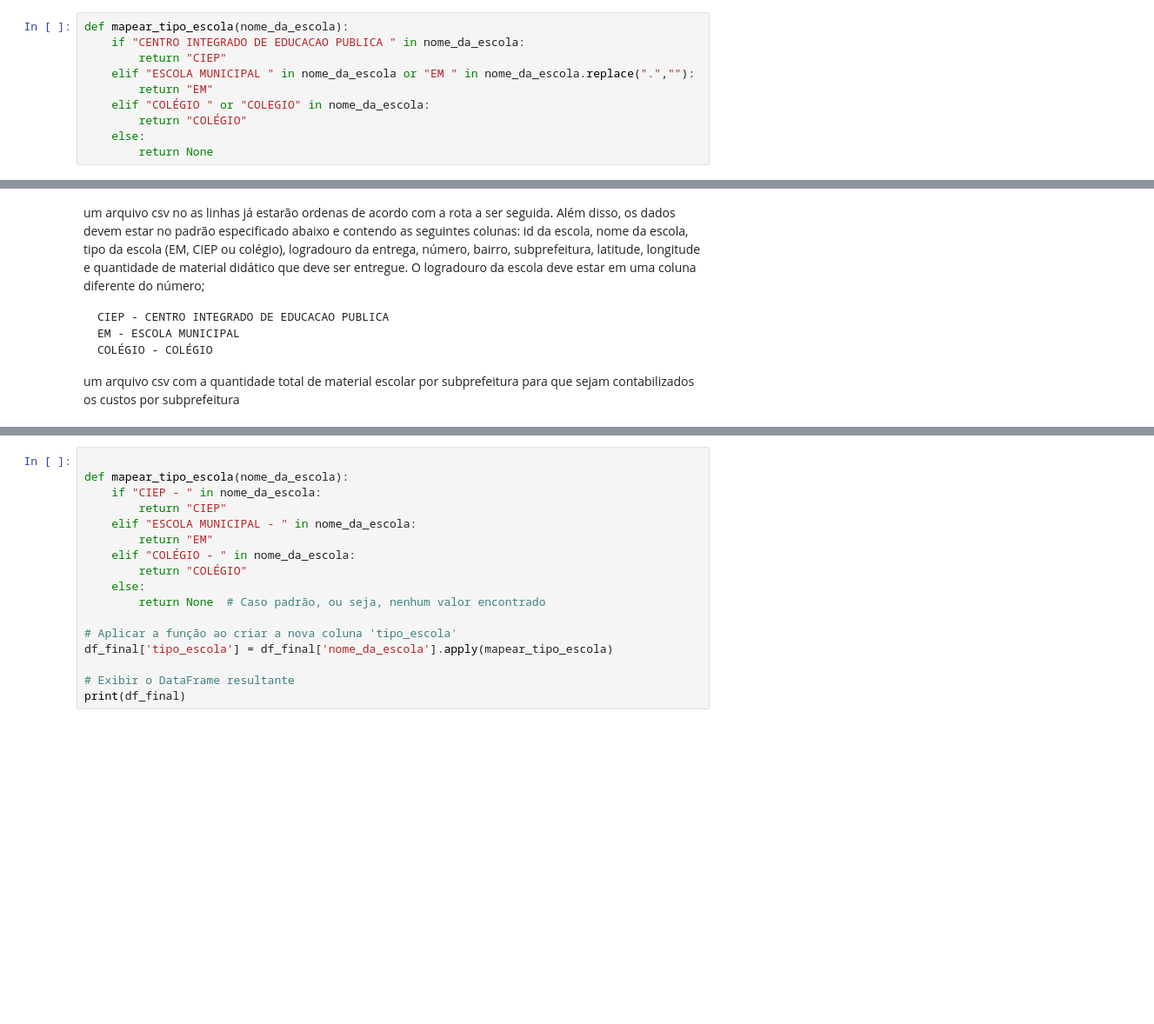
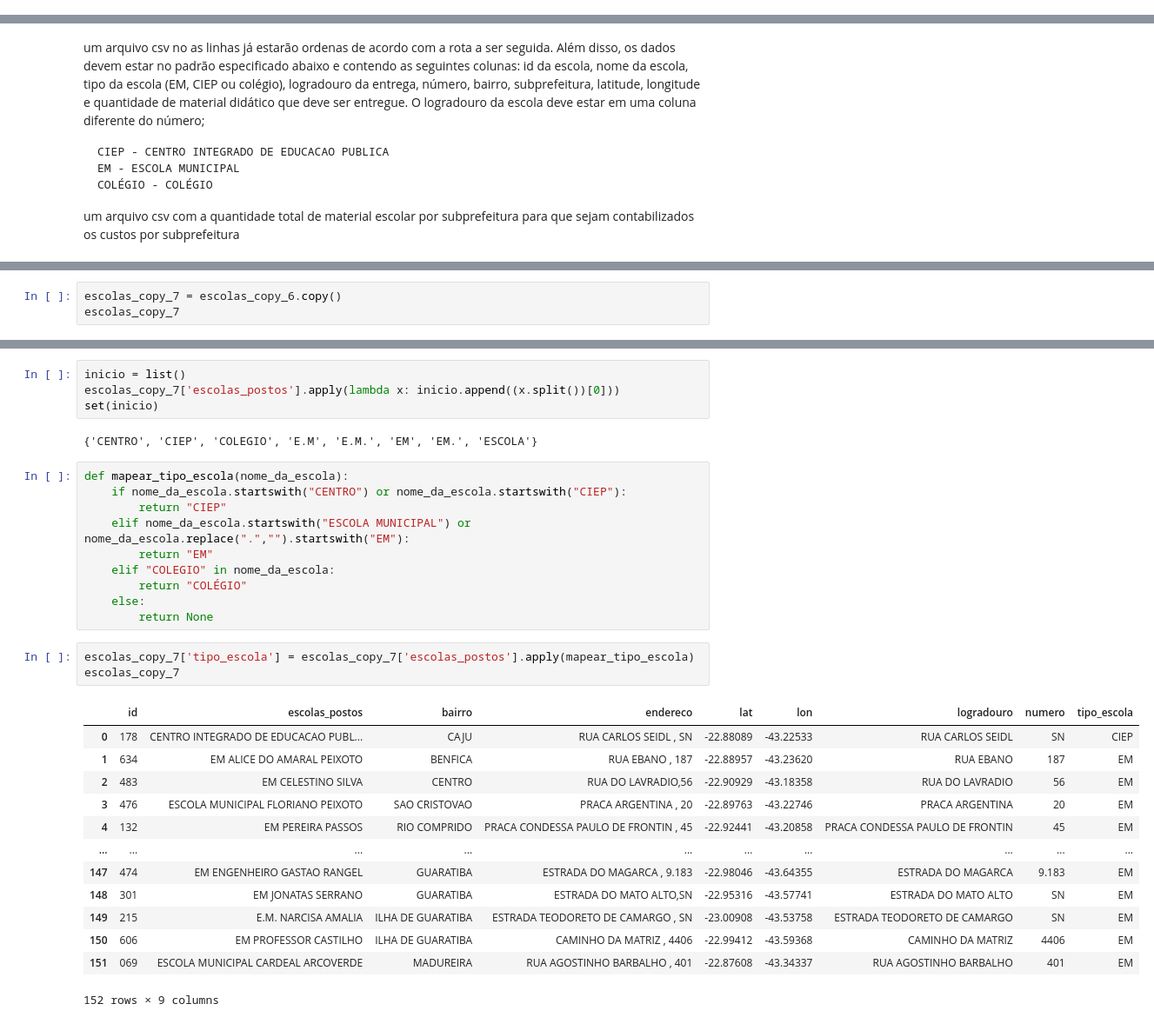
Before and after one commit to wpfaltz/Projeto_Pandas_Numpy, a Jupyter notebook: proj_final.ipynb, the cells around one changed output, grey strips where cells are left out. Shown at 87% size. Saved outputs shown, nothing was run; the diff lists cells and outputs as text; blank space fills up the shorter version.

Commit message:
Coluna 'tipo_escola' criada

```diff
--- a/proj_final.ipynb
+++ b/proj_final.ipynb
@@ -519,16 +519,6 @@ Saída esperada:
 # %%
 colunas=['id_da_escola', 'nome_da_escola', 'tipo_da_escola', 'logradouro', 'numero', 'bairro', 'subprefeitura', 'latitude', 'longitude', 'quantidade_de_material']
 df_final=pd.DataFrame(columns=colunas)
-# %%
-def mapear_tipo_escola(nome_da_escola):
-    if "CENTRO INTEGRADO DE EDUCACAO PUBLICA " in nome_da_escola:
-        return "CIEP"
-    elif "ESCOLA MUNICIPAL " in nome_da_escola or "EM " in nome_da_escola.replace(".",""):
-        return "EM"
-    elif "COLÉGIO " or "COLEGIO" in nome_da_escola:
-        return "COLÉGIO"
-    else:
-        return None
 # %%
 df_final['id_da_escola']=escolas_copy_6['id']
 df_final['nome_da_escola']=escolas_copy_6['escolas_postos']
@@ -569,0 +551,3 @@ print(linhas_com_colegio)
+# %%
+escolas_copy_7 = escolas_copy_6.copy()
+escolas_copy_7
@@ -570,17 +568,33 @@ print(linhas_com_colegio)
+# %%
+inicio = list()
+escolas_copy_7['escolas_postos'].apply(lambda x: inicio.append((x.split())[0]))
+set(inicio)
+# %% [output]
+{'CENTRO', 'CIEP', 'COLEGIO', 'E.M', 'E.M.', 'EM', 'EM.', 'ESCOLA'}
 # %%
-
 def mapear_tipo_escola(nome_da_escola):
-    if "CIEP - " in nome_da_escola:
+    if nome_da_escola.startswith("CENTRO") or nome_da_escola.startswith("CIEP"):
         return "CIEP"
-    elif "ESCOLA MUNICIPAL - " in nome_da_escola:
+    elif nome_da_escola.startswith("ESCOLA MUNICIPAL") or nome_da_escola.replace(".","").startswith("EM"):
         return "EM"
-    elif "COLÉGIO - " in nome_da_escola:
+    elif "COLEGIO" in nome_da_escola:
         return "COLÉGIO"
     else:
-        return None  # Caso padrão, ou seja, nenhum valor encontrado
-
-# Aplicar a função ao criar a nova coluna 'tipo_escola'
-df_final['tipo_escola'] = df_final['nome_da_escola'].apply(mapear_tipo_escola)
-
-# Exibir o DataFrame resultante
-print(df_final)
+        return None
+# %%
+escolas_copy_7['tipo_escola'] = escolas_copy_7['escolas_postos'].apply(mapear_tipo_escola)
+escolas_copy_7
+# %% [output]
+|  | id | escolas_postos | bairro | endereco | lat | lon | logradouro | numero | tipo_escola |
+| 0 | 178 | CENTRO INTEGRADO DE EDUCACAO PUBL... | CAJU | RUA CARLOS SEIDL , SN | -22.88089 | -43.22533 | RUA CARLOS SEIDL | SN | CIEP |
+| 1 | 634 | EM ALICE DO AMARAL PEIXOTO | BENFICA | RUA EBANO , 187 | -22.88957 | -43.23620 | RUA EBANO | 187 | EM |
+| 2 | 483 | EM CELESTINO SILVA | CENTRO | RUA DO LAVRADIO,56 | -22.90929 | -43.18358 | RUA DO LAVRADIO | 56 | EM |
+| 3 | 476 | ESCOLA MUNICIPAL FLORIANO PEIXOTO | SAO CRISTOVAO | PRACA ARGENTINA , 20 | -22.89763 | -43.22746 | PRACA ARGENTINA | 20 | EM |
+| 4 | 132 | EM PEREIRA PASSOS | RIO COMPRIDO | PRACA CONDESSA PAULO DE FRONTIN , 45 | -22.92441 | -43.20858 | PRACA CONDESSA PAULO DE FRONTIN | 45 | EM |
+| ... | ... | ... | ... | ... | ... | ... | ... | ... | ... |
+| 147 | 474 | EM ENGENHEIRO GASTAO RANGEL | GUARATIBA | ESTRADA DO MAGARCA , 9.183 | -22.98046 | -43.64355 | ESTRADA DO MAGARCA | 9.183 | EM |
+| 148 | 301 | EM JONATAS SERRANO | GUARATIBA | ESTRADA DO MATO ALTO,SN | -22.95316 | -43.57741 | ESTRADA DO MATO ALTO | SN | EM |
+| 149 | 215 | E.M. NARCISA AMALIA | ILHA DE GUARATIBA | ESTRADA TEODORETO DE CAMARGO , SN | -23.00908 | -43.53758 | ESTRADA TEODORETO DE CAMARGO | SN | EM |
+| 150 | 606 | EM PROFESSOR CASTILHO | ILHA DE GUARATIBA | CAMINHO DA MATRIZ , 4406 | -22.99412 | -43.59368 | CAMINHO DA MATRIZ | 4406 | EM |
+| 151 | 069 | ESCOLA MUNICIPAL CARDEAL ARCOVERDE | MADUREIRA | RUA AGOSTINHO BARBALHO , 401 | -22.87608 | -43.34337 | RUA AGOSTINHO BARBALHO | 401 | EM |
+152 rows × 9 columns
```
Also changed, not shown: parts of 8 cells of this notebook.
